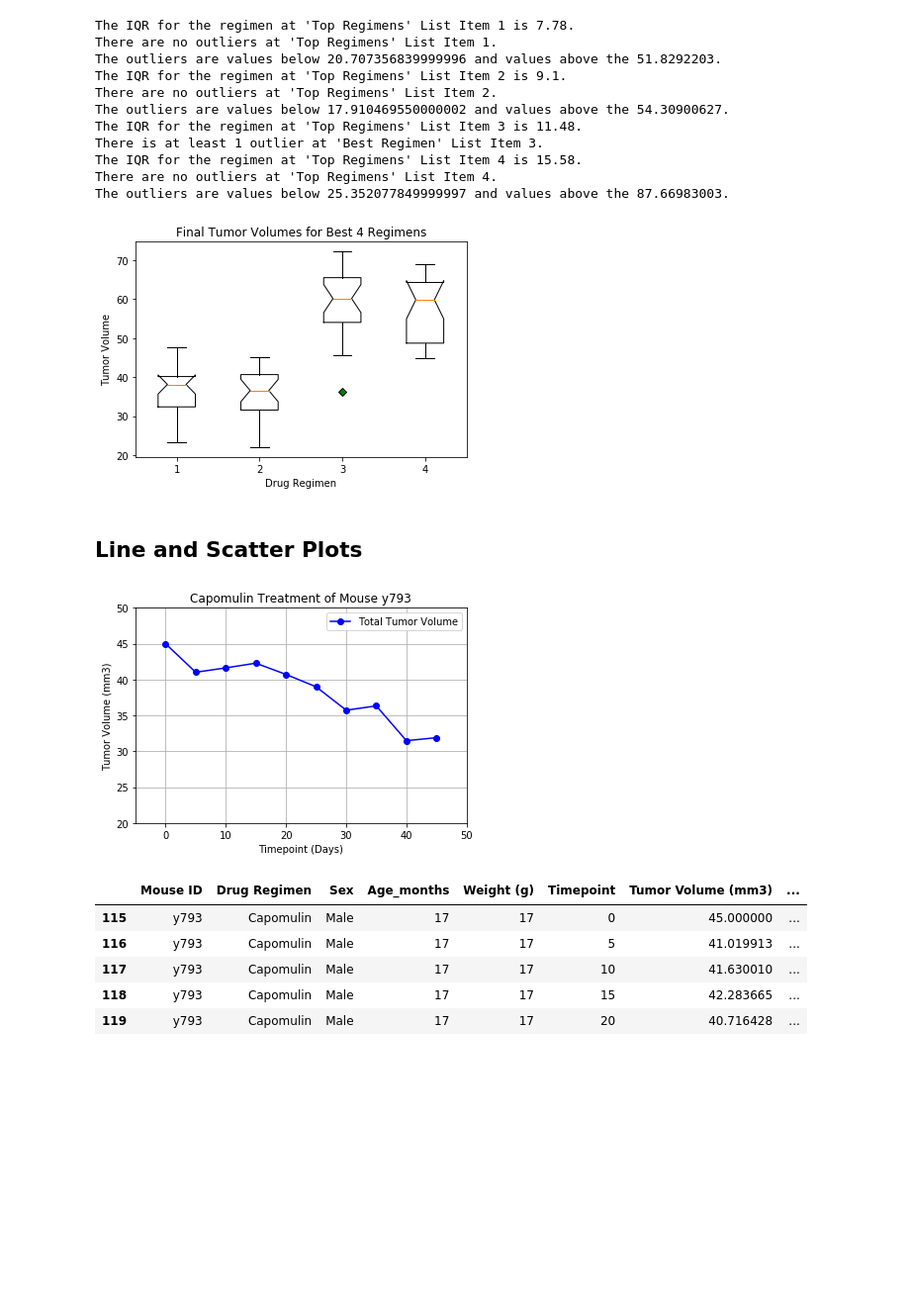
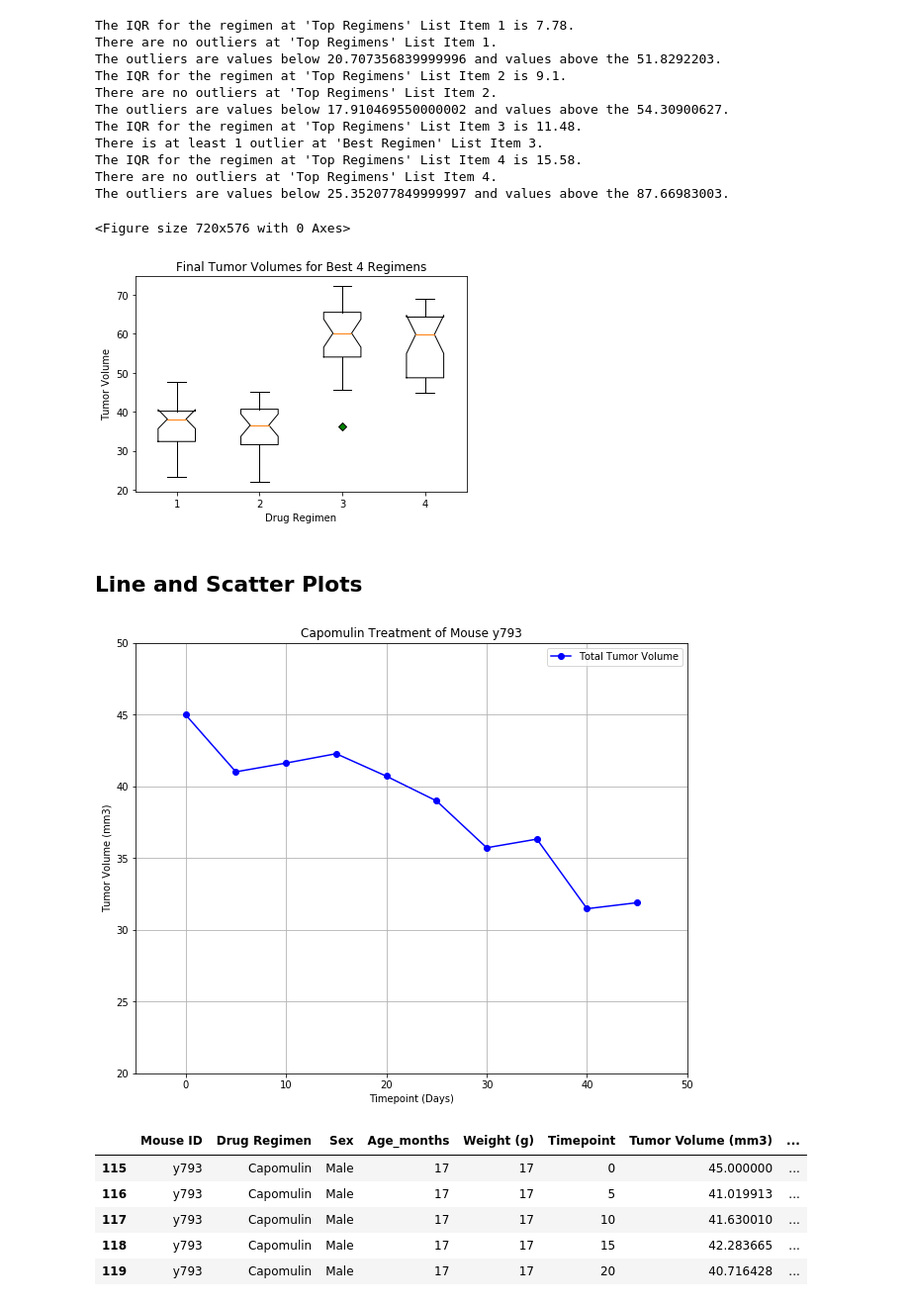
Before and after one commit to j1-aggie/5_MatPlotLib_Homework, a Jupyter notebook: pymaceuticals_starter.ipynb, the cells around one changed output. Shown at 99% size. Cells and saved outputs as stored; diff of their text form; code cells hidden in the pictures; blank space fills up the shorter version.

```diff
--- a/pymaceuticals_starter.ipynb
+++ b/pymaceuticals_starter.ipynb
@@ -289,6 +292,7 @@ The outliers are values below 25.352077849999997 and values above the 87.6698300
 # %%
 # Generate a box plot of the final tumor volume of each mouse across four regimens of interest
 #Cap box plot
+plt.figure(figsize=(10,8))
 fig1, ax1 = plt.subplots()
 green_diamond = dict(markerfacecolor='g', marker='D')
 ax1.boxplot(tum_vol, notch=True, flierprops=green_diamond)
@@ -298,31 +302,32 @@ ax1.set_ylabel('Tumor Volume')
 
 plt.show()
 # %% [output]
+<Figure size 720x576 with 0 Axes>
 [figure]
 # %% [markdown]
 ## Line and Scatter Plots
 # %%
 # Generate a line plot of time point versus tumor volume for a mouse treated with Capomulin
 sline_data = combined_data[(combined_data["Drug Regimen"] == "Capomulin") & (combined_data["Mouse ID"] == "y793")]
 sline_data = sline_data.groupby(["Drug Regimen", "Timepoint"])
 sline_df = sline_data["Tumor Volume (mm3)"].mean().to_frame()
 sline_index_data_df = sline_df.unstack(0)
 slineplot_df = sline_index_data_df["Tumor Volume (mm3)"]
 
 xaxis = [0,5,10,15,20,25,30,35,40,45]
-plt.figure()
+plt.figure(figsize=(10,8))
 slinetotal, = plt.plot(xaxis, slineplot_df["Capomulin"], marker= "o", color="blue", label="Total Tumor Volume")
 
 plt.title('Capomulin Treatment of Mouse y793')
 plt.xlim(-5, 50)
 plt.ylim(20, 50)
 plt.xlabel('Timepoint (Days)')
 plt.ylabel('Tumor Volume (mm3)')
 plt.legend(handles=[slinetotal], loc="best")
 plt.grid(True)
 plt.show()
 # %% [output]
-[figure, old version]
+[figure, new version]
 # %%
 #show data table for single mouse
 sline_df = combined_data.loc[combined_data["Mouse ID"] == "y793",:]
```
Also changed, not shown: parts of 6 cells of this notebook.
